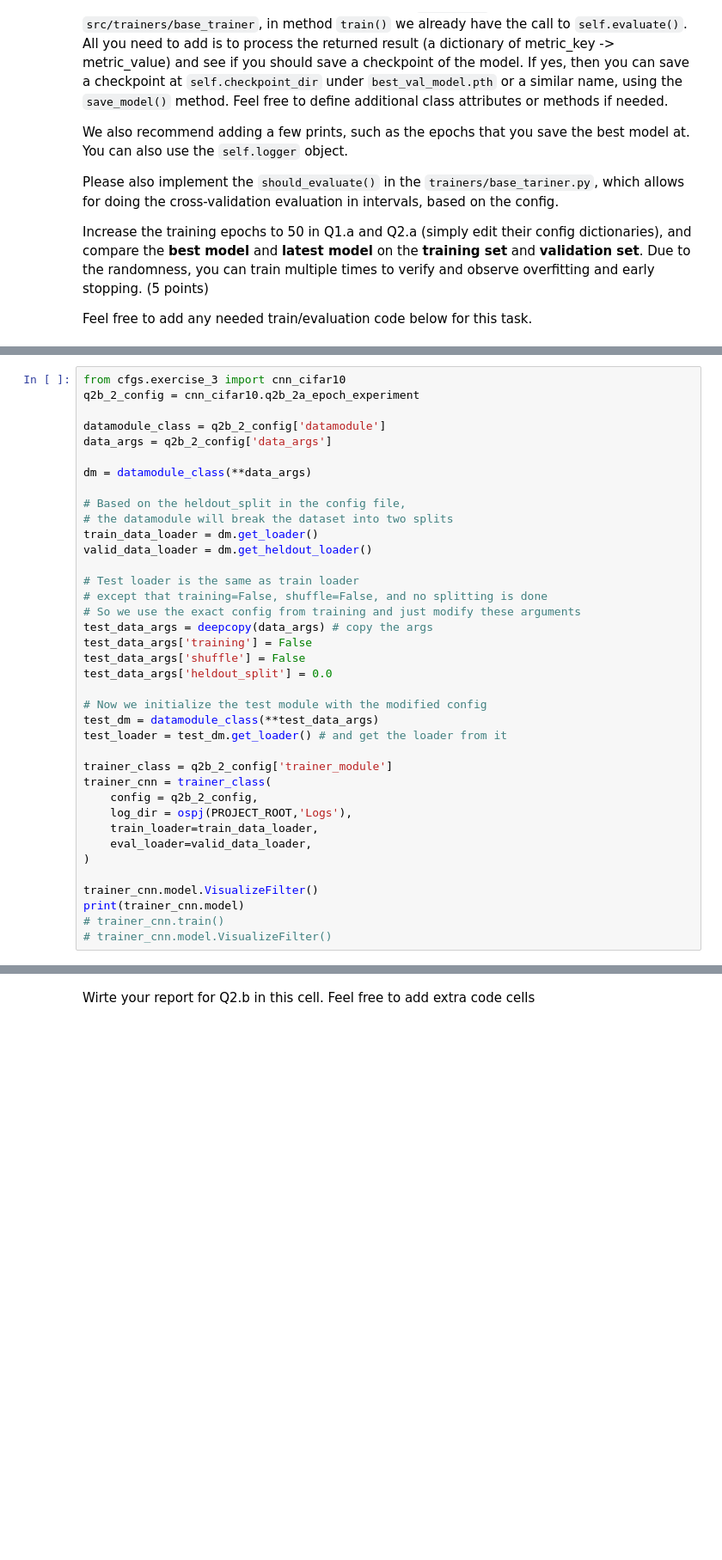
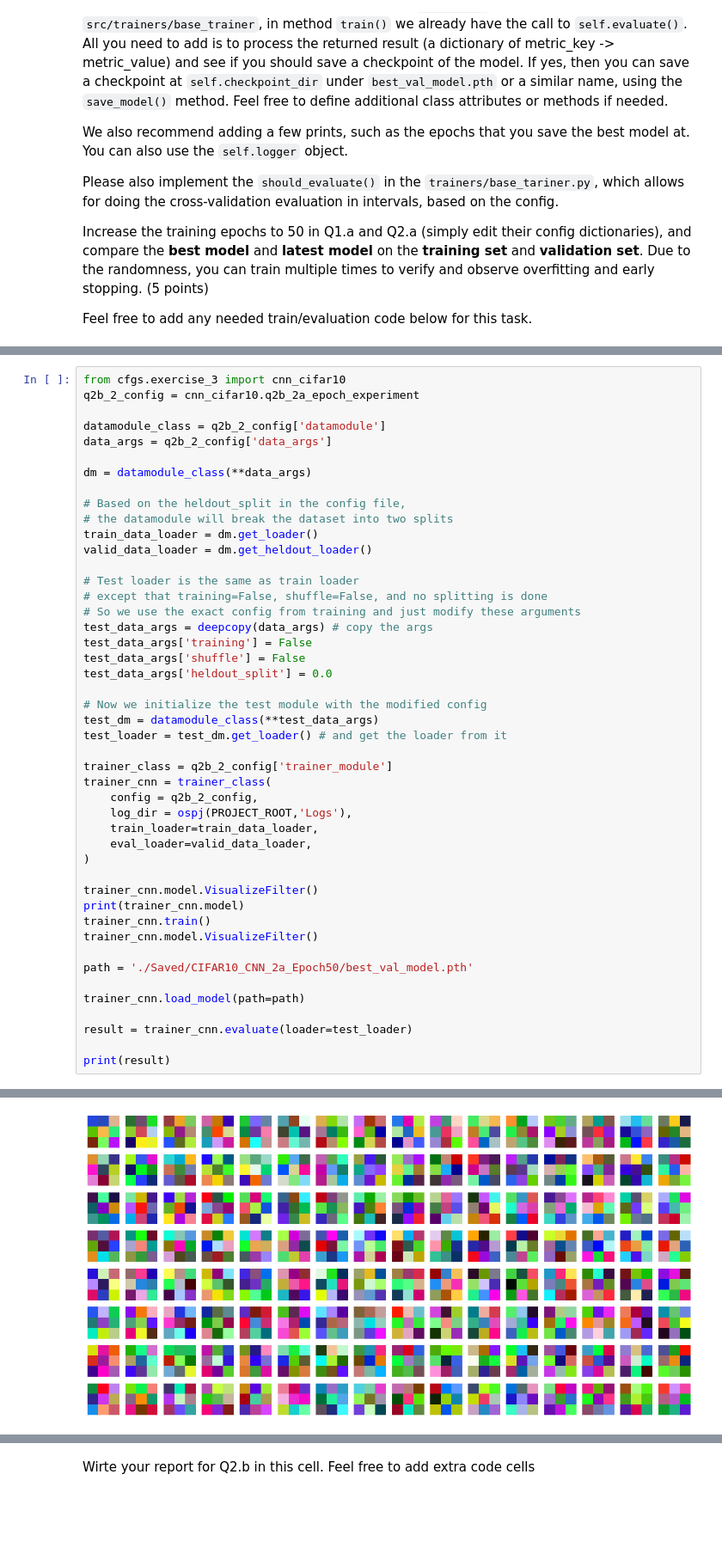
Before and after one commit to MoidHuda/HLCV_53, a Jupyter notebook: Assignment_3/exercise-3.ipynb, the cells around one changed output, grey strips where cells are left out. Shown at 86% size. Drawn from its saved outputs; the diff is of its cells as text; blank space fills up the shorter version.

```diff
--- a/Assignment_3/exercise-3.ipynb
+++ b/Assignment_3/exercise-3.ipynb
@@ -334,5 +417,14 @@ trainer_cnn = trainer_class(
 
 trainer_cnn.model.VisualizeFilter()
 print(trainer_cnn.model)
-# trainer_cnn.train()
-# trainer_cnn.model.VisualizeFilter()
+trainer_cnn.train()
+trainer_cnn.model.VisualizeFilter()
+
+path = './Saved/CIFAR10_CNN_2a_Epoch50/best_val_model.pth'
+
+trainer_cnn.load_model(path=path)
+
+result = trainer_cnn.evaluate(loader=test_loader)
+
+print(result)
+# %% [output]
@@ -338,0 +442 @@ print(trainer_cnn.model)
+[figure, added]
```
Also changed, not shown: parts of 9 cells of this notebook.
